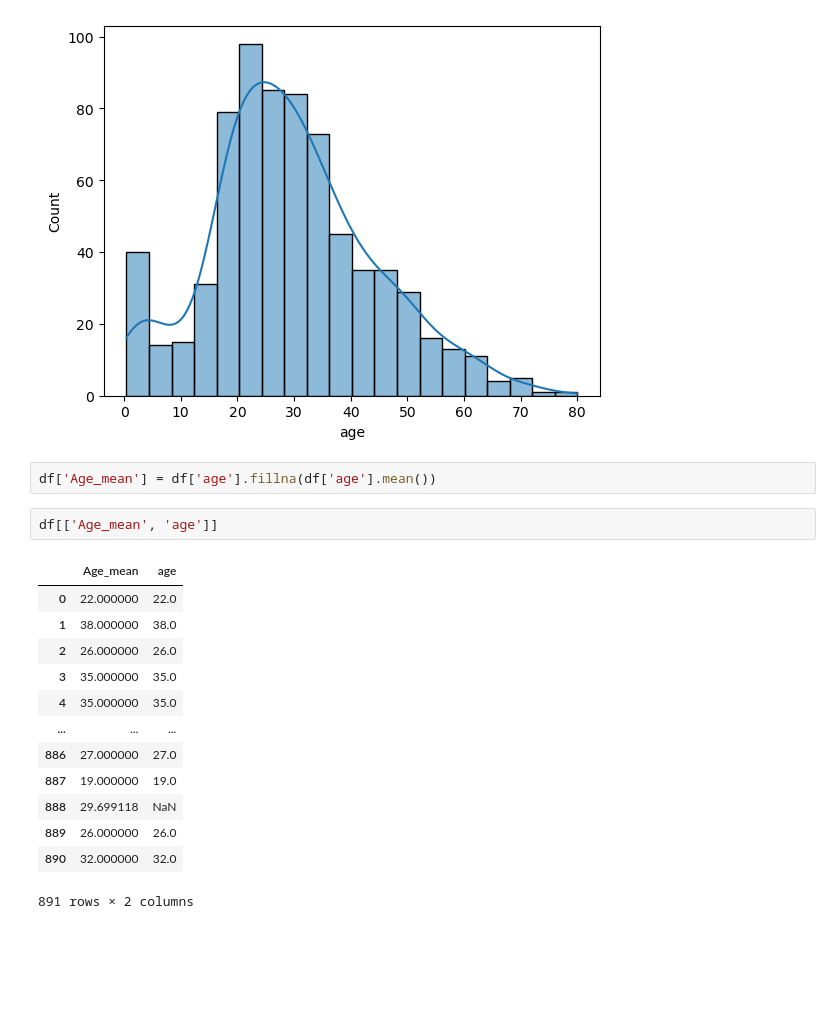
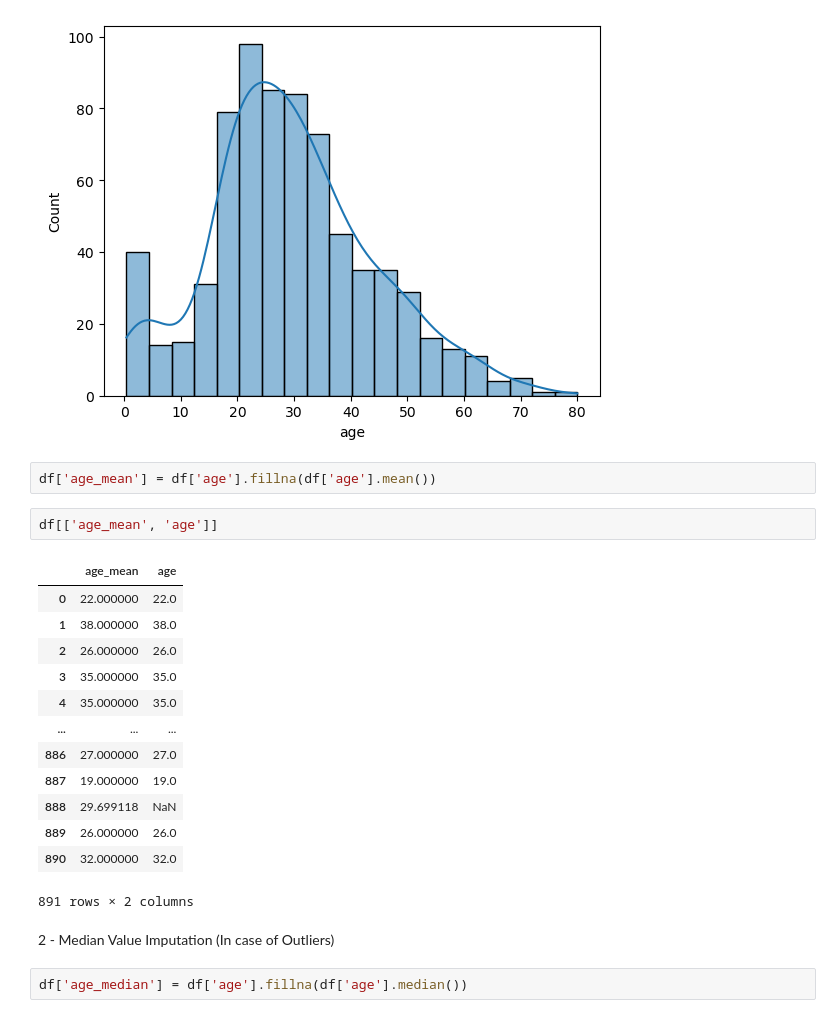
Before and after one commit to koustubh28/Data_Science_Bootcamp, a Jupyter notebook: Feature Engineering/Handling Missing Values.ipynb, the cells around one changed output. Drawn from its saved outputs; the diff is of its cells as text; blank space fills up the shorter version.

```diff
--- a/Feature Engineering/Handling Missing Values.ipynb
+++ b/Feature Engineering/Handling Missing Values.ipynb
@@ -62,11 +62,11 @@ sns.histplot(df['age'], kde=True)
 <Axes: xlabel='age', ylabel='Count'>
 [figure]
 # %%
-df['Age_mean'] = df['age'].fillna(df['age'].mean())
+df['age_mean'] = df['age'].fillna(df['age'].mean())
 # %%
-df[['Age_mean', 'age']]
+df[['age_mean', 'age']]
 # %% [output]
-|  | Age_mean | age |
+|  | age_mean | age |
 | 0 | 22.000000 | 22.0 |
 | 1 | 38.000000 | 38.0 |
 | 2 | 26.000000 | 26.0 |
@@ -79,3 +79,7 @@ df[['Age_mean', 'age']]
 | 889 | 26.000000 | 26.0 |
 | 890 | 32.000000 | 32.0 |
 891 rows × 2 columns
+# %% [markdown]
+2 - Median Value Imputation (In case of Outliers)
+# %%
+df['age_median'] = df['age'].fillna(df['age'].median())
```
Also changed, not shown: parts of 6 cells of this notebook, 1 other file.
